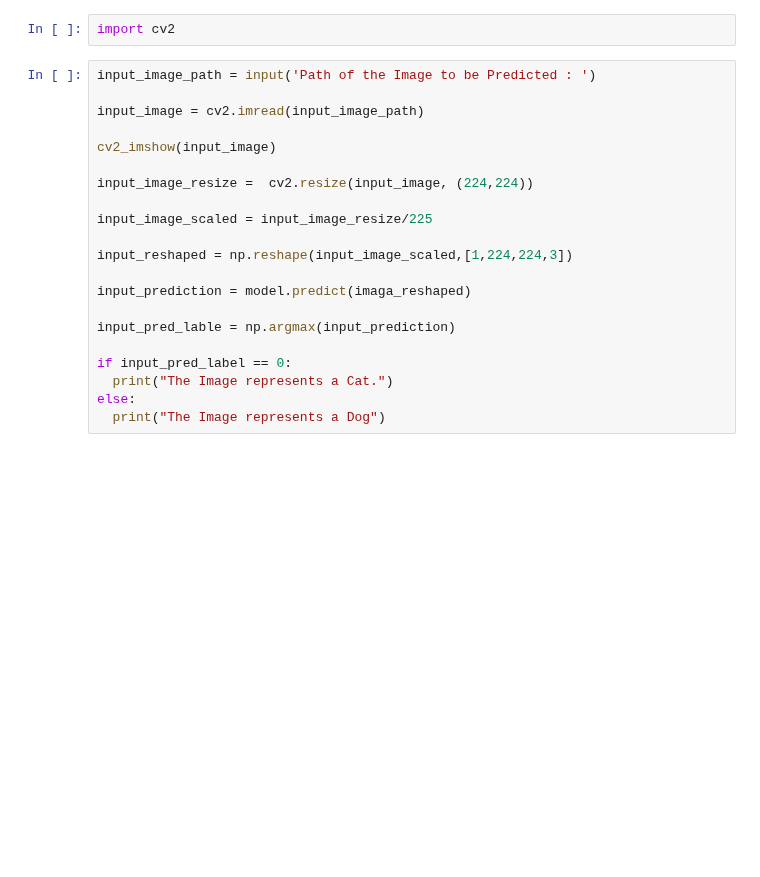
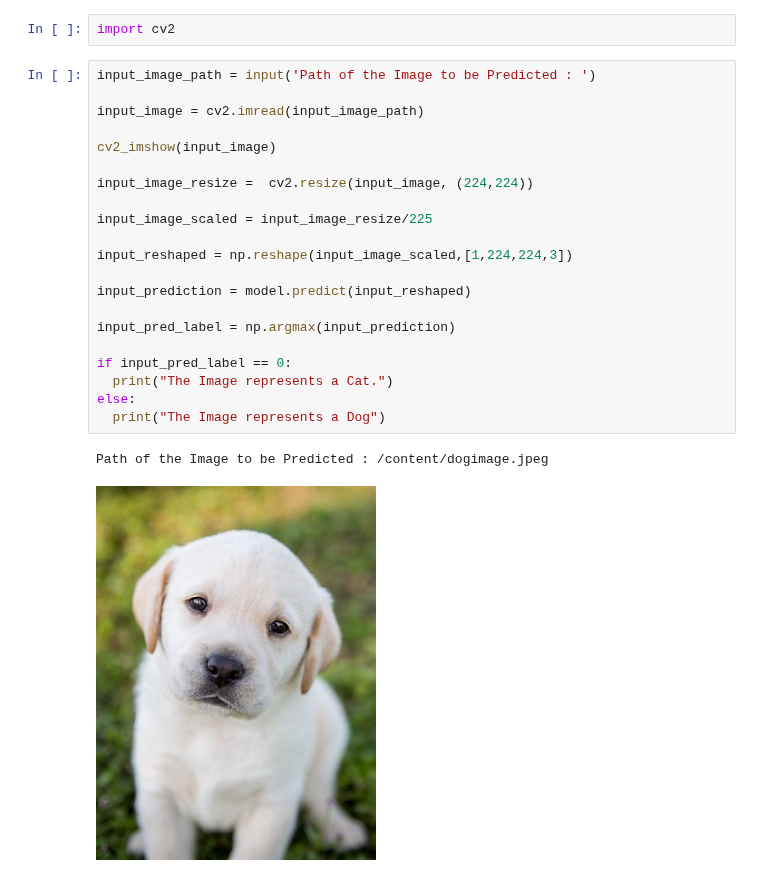
Before and after one commit to GENTLEW1ND/Python, a Jupyter notebook: Dog_vs_Cats_Classification_Transfer_Learning.ipynb, the cells around one changed output. Saved outputs shown, nothing was run; the diff lists cells and outputs as text; blank space fills up the shorter version.

```diff
--- a/Dog_vs_Cats_Classification_Transfer_Learning.ipynb
+++ b/Dog_vs_Cats_Classification_Transfer_Learning.ipynb
@@ -296,21 +382,24 @@ import cv2
 # %%
 input_image_path = input('Path of the Image to be Predicted : ')
 
 input_image = cv2.imread(input_image_path)
 
 cv2_imshow(input_image)
 
 input_image_resize =  cv2.resize(input_image, (224,224))
 
 input_image_scaled = input_image_resize/225
 
 input_reshaped = np.reshape(input_image_scaled,[1,224,224,3])
 
-input_prediction = model.predict(imaga_reshaped)
+input_prediction = model.predict(input_reshaped)
 
-input_pred_lable = np.argmax(input_prediction)
+input_pred_label = np.argmax(input_prediction)
 
 if input_pred_label == 0:
   print("The Image represents a Cat.")
 else:
   print("The Image represents a Dog")
+# %% [output]
+Path of the Image to be Predicted : /content/dogimage.jpeg
+[figure, added]
```
Also changed, not shown: parts of 17 cells of this notebook.
